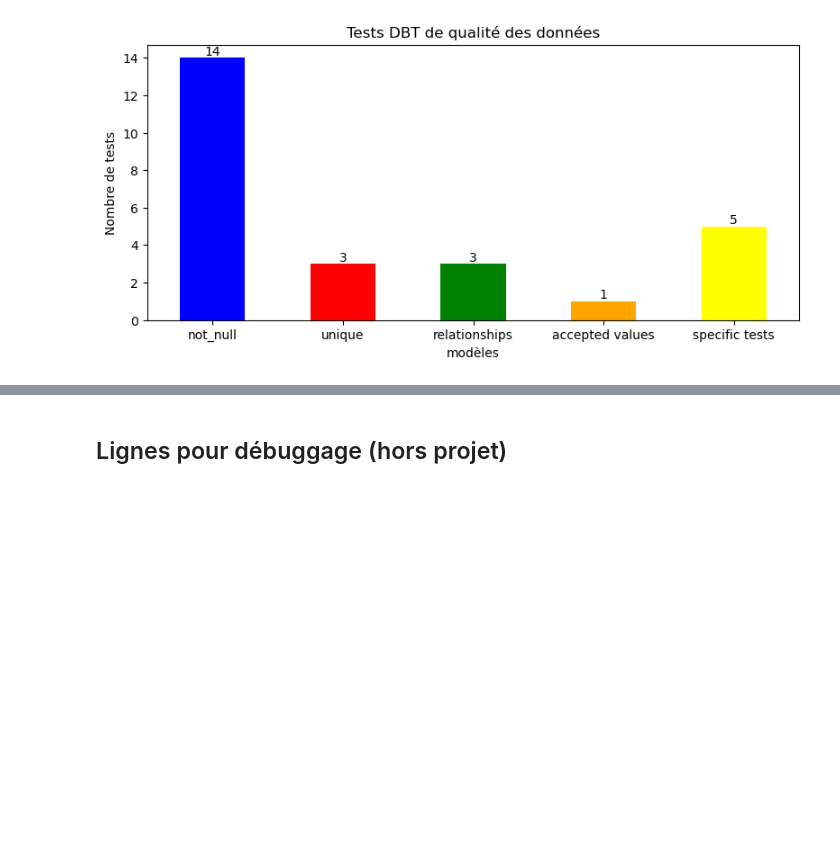
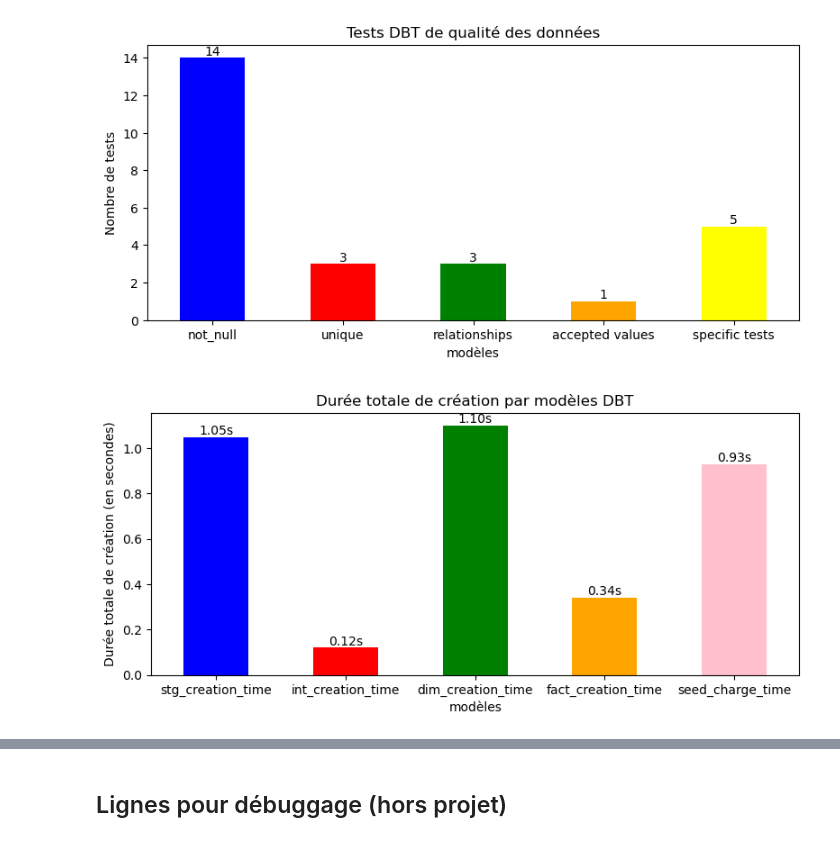
Before and after one commit to Sebules/Project_8_OpenClassrooms_Data_Engineer, a Jupyter notebook: notebook_projet_8.ipynb, the cells around one changed output, grey strips where cells are left out. Drawn from its saved outputs; the diff is of its cells as text; code cells hidden in the pictures; blank space fills up the shorter version.

```diff
--- a/notebook_projet_8.ipynb
+++ b/notebook_projet_8.ipynb
@@ -2459,16 +2460,18 @@ plt.show()
 # %% [output]
 [figure]
 # %%
-columns_to_plot = ['test_not_null_time','int_creation_time','dim_creation_time','fact_creation_time']
+columns_to_plot = ['stg_creation_time','int_creation_time','dim_creation_time','fact_creation_time','seed_charge_time']
 
 sums = log_event_dbt_clean[columns_to_plot].sum()
 fig, ax = plt.subplots(figsize=(8, 5))
-sums.plot(kind='bar',ax = ax, color=['blue','red','green','orange'])
+sums.plot(kind='bar',ax = ax, color=['blue','red','green','orange','pink'])
 #plt.grid()
 ax.bar_label(ax.containers[0], fmt='%.2fs')
 plt.xlabel("modèles")
 plt.ylabel("Durée totale de création (en secondes)")
 plt.title("Durée totale de création par modèles DBT")
 plt.tight_layout()
 plt.xticks(rotation=0)
 plt.show()
+# %% [output]
+[figure, added]
```
Also changed, not shown: parts of 24 cells of this notebook, 4 other files.
